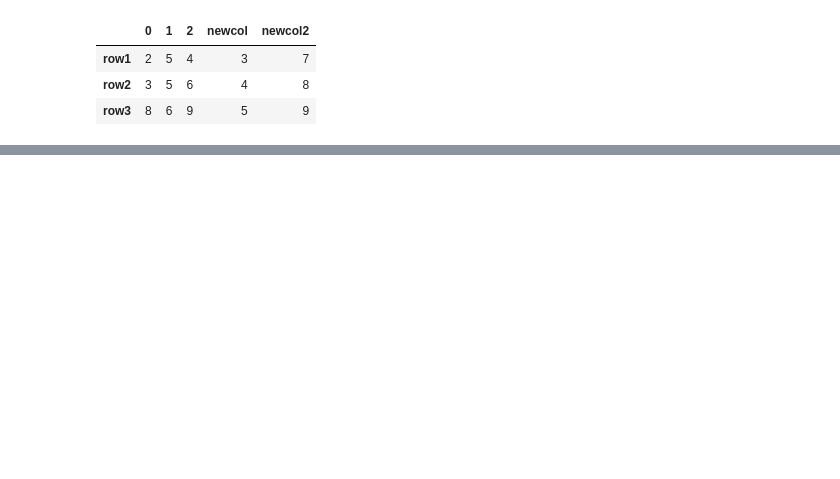
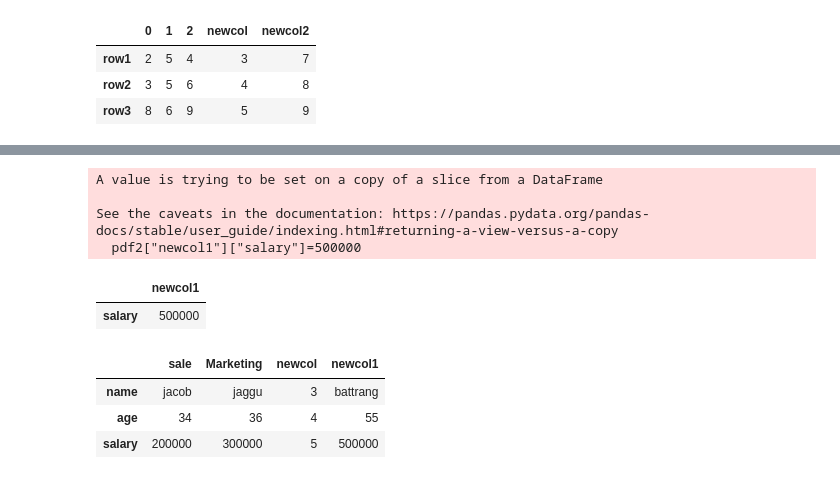
Before and after one commit to parqcxsmxxxii/python-exam, a Jupyter notebook: pandasdf.ipynb, the cells around one changed output, grey strips where cells are left out. Cells and saved outputs as stored; diff of their text form; code cells hidden in the pictures; blank space fills up the shorter version.

```diff
--- a/pandasdf.ipynb
+++ b/pandasdf.ipynb
@@ -433,0 +450,19 @@ pdf3
+# %%
+pdf2["newcol1"]["salary"]=500000
+# %% [output]
+A value is trying to be set on a copy of a slice from a DataFrame
+
+See the caveats in the documentation: https://pandas.pydata.org/pandas-docs/stable/user_guide/indexing.html#returning-a-view-versus-a-copy
+  pdf2["newcol1"]["salary"]=500000
+# %%
+pdf2.loc["salary":"salary","newcol1":"newcol1"]
+# %% [output]
+|  | newcol1 |
+| salary | 500000 |
+# %%
+pdf2
+# %% [output]
+|  | sale | Marketing | newcol | newcol1 |
+| name | jacob | jaggu | 3 | battrang |
+| age | 34 | 36 | 4 | 55 |
+| salary | 200000 | 300000 | 5 | 500000 |
```
Also changed, not shown: parts of 3 cells of this notebook.
